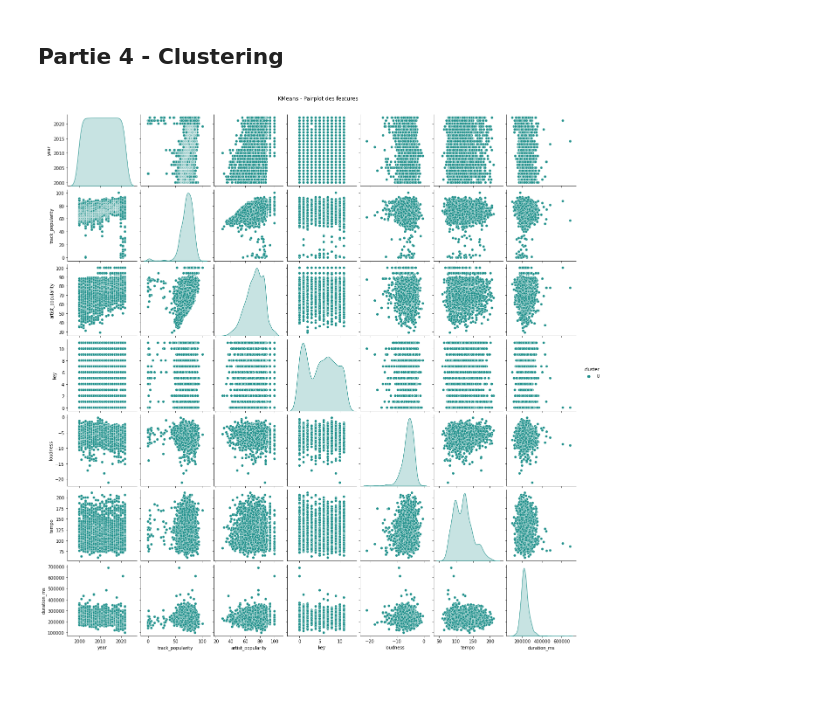
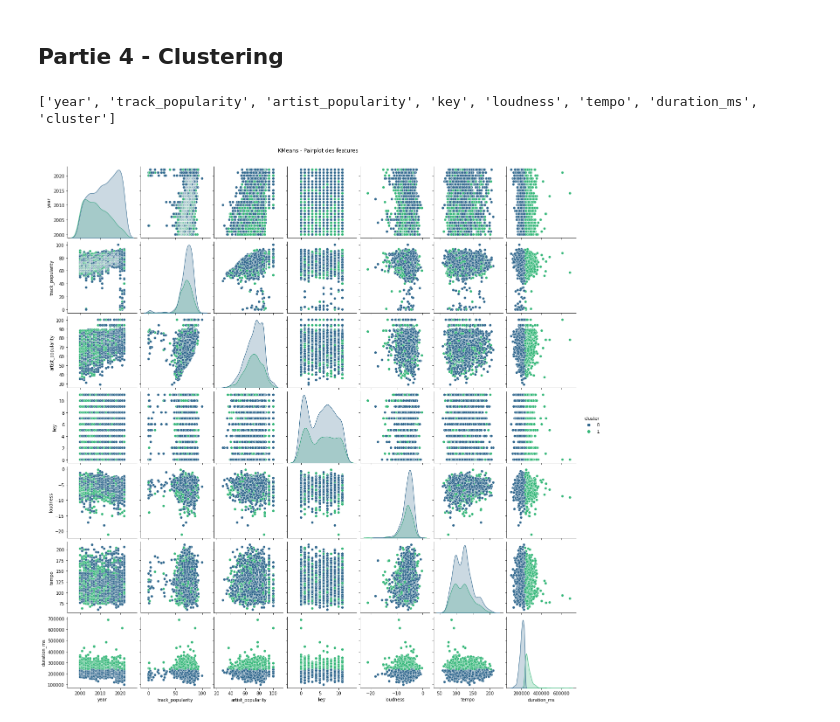
Before and after one commit to fxcollot/SpotifyUnsupervised, a Jupyter notebook: Astrid.ipynb, the cells around one changed output. Saved outputs shown, nothing was run; the diff lists cells and outputs as text; code cells hidden in the pictures; blank space fills up the shorter version.

```diff
--- a/Astrid.ipynb
+++ b/Astrid.ipynb
@@ -201,17 +203,16 @@ plt.show()
 ## Partie 4 - Clustering
 # %%
 num_col = list(spotify.select_dtypes(include=['number']).columns.tolist())
-kmeans = KMeans(n_clusters=1,n_init=1,init='random').fit(spotify[num_col])
-# centers=kmeans.cluster_centers_
-# print(centers)
+
+kmeans = KMeans(n_clusters=2,n_init=1,init='random').fit(spotify[num_col])
 
 # We also represent the data in 2D-space with colors corresponding to cluster
-
-# plt.scatter(ruspini['x'], ruspini['y'],c=kmeans.labels_)
 spotify["cluster"] = kmeans.labels_
+num_col.append("cluster")
 
 sns.pairplot(spotify[num_col], hue="cluster", palette='viridis', diag_kind='kde')
 plt.suptitle('KMeans - Pairplot des features', y=1.02)
 plt.show()
 # %% [output]
+['year', 'track_popularity', 'artist_popularity', 'key', 'loudness', 'tempo', 'duration_ms', 'cluster']
-[figure, old version]
+[figure, new version]
```
Also changed, not shown: parts of 4 cells of this notebook, 2 other files.
